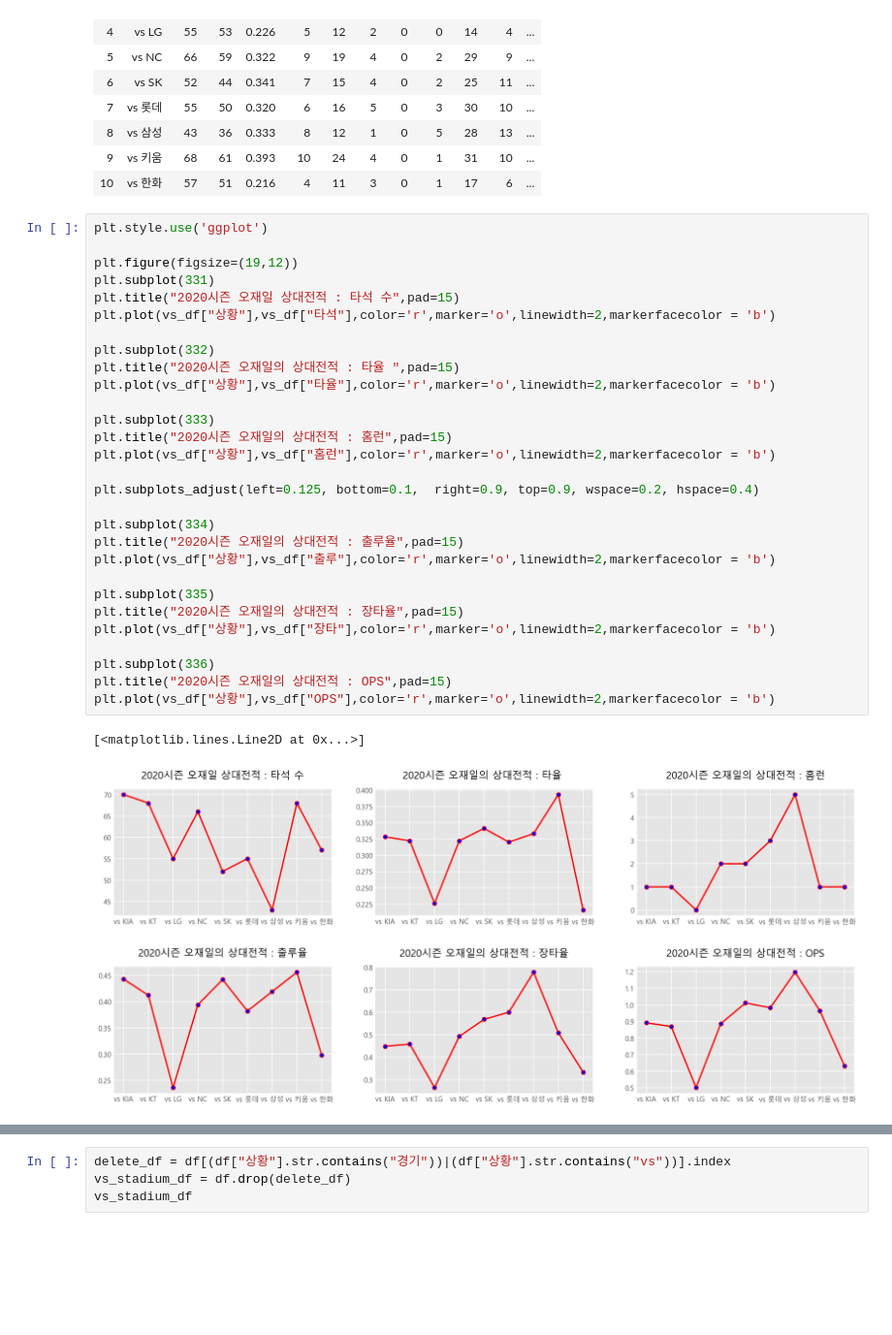
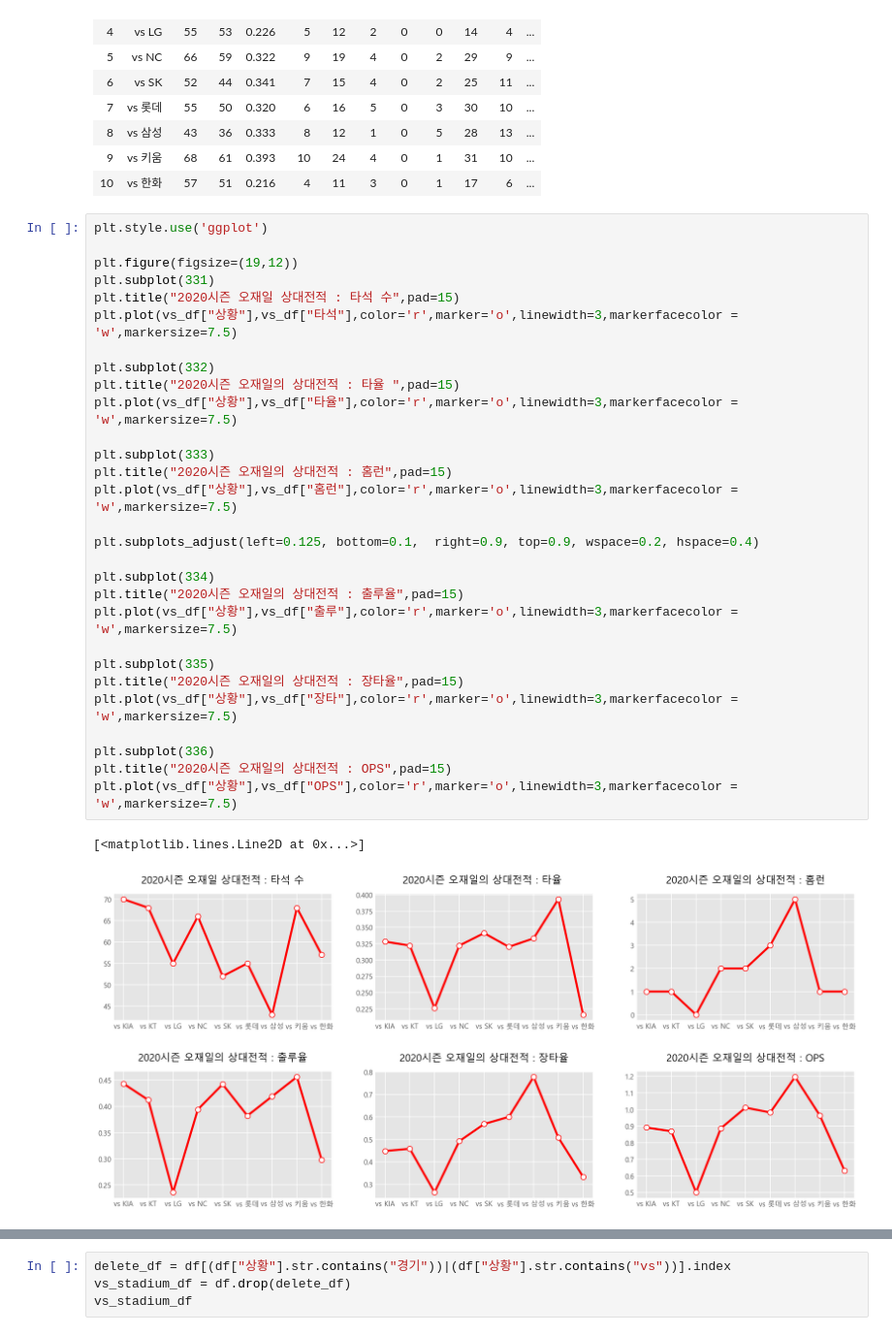
Before and after one commit to jeonprize/KBO-Analysis, a Jupyter notebook: OJL.ipynb, the cells around one changed output, grey strips where cells are left out. Shown: that part at 97% size. Cells and saved outputs as stored; diff of their text form; blank space fills up the shorter version.

```diff
--- a/OJL.ipynb
+++ b/OJL.ipynb
@@ -115,32 +194,32 @@ vs_df
 # %%
 plt.style.use('ggplot')
 
 plt.figure(figsize=(19,12))
 plt.subplot(331)
 plt.title("2020시즌 오재일 상대전적 : 타석 수",pad=15)
-plt.plot(vs_df["상황"],vs_df["타석"],color='r',marker='o',linewidth=2,markerfacecolor = 'b')
+plt.plot(vs_df["상황"],vs_df["타석"],color='r',marker='o',linewidth=3,markerfacecolor = 'w',markersize=7.5)
 
 plt.subplot(332)
 plt.title("2020시즌 오재일의 상대전적 : 타율 ",pad=15)
-plt.plot(vs_df["상황"],vs_df["타율"],color='r',marker='o',linewidth=2,markerfacecolor = 'b')
+plt.plot(vs_df["상황"],vs_df["타율"],color='r',marker='o',linewidth=3,markerfacecolor = 'w',markersize=7.5)
 
 plt.subplot(333)
 plt.title("2020시즌 오재일의 상대전적 : 홈런",pad=15)
-plt.plot(vs_df["상황"],vs_df["홈런"],color='r',marker='o',linewidth=2,markerfacecolor = 'b')
+plt.plot(vs_df["상황"],vs_df["홈런"],color='r',marker='o',linewidth=3,markerfacecolor = 'w',markersize=7.5)
 
 plt.subplots_adjust(left=0.125, bottom=0.1,  right=0.9, top=0.9, wspace=0.2, hspace=0.4)
 
 plt.subplot(334)
 plt.title("2020시즌 오재일의 상대전적 : 출루율",pad=15)
-plt.plot(vs_df["상황"],vs_df["출루"],color='r',marker='o',linewidth=2,markerfacecolor = 'b')
+plt.plot(vs_df["상황"],vs_df["출루"],color='r',marker='o',linewidth=3,markerfacecolor = 'w',markersize=7.5)
 
 plt.subplot(335)
 plt.title("2020시즌 오재일의 상대전적 : 장타율",pad=15)
-plt.plot(vs_df["상황"],vs_df["장타"],color='r',marker='o',linewidth=2,markerfacecolor = 'b')
+plt.plot(vs_df["상황"],vs_df["장타"],color='r',marker='o',linewidth=3,markerfacecolor = 'w',markersize=7.5)
 
 plt.subplot(336)
 plt.title("2020시즌 오재일의 상대전적 : OPS",pad=15)
-plt.plot(vs_df["상황"],vs_df["OPS"],color='r',marker='o',linewidth=2,markerfacecolor = 'b')
+plt.plot(vs_df["상황"],vs_df["OPS"],color='r',marker='o',linewidth=3,markerfacecolor = 'w',markersize=7.5)
 # %% [output]
 [<matplotlib.lines.Line2D at 0x...>]
-[figure, old version]
+[figure, new version]
```
Also changed, not shown: parts of 18 cells of this notebook.
